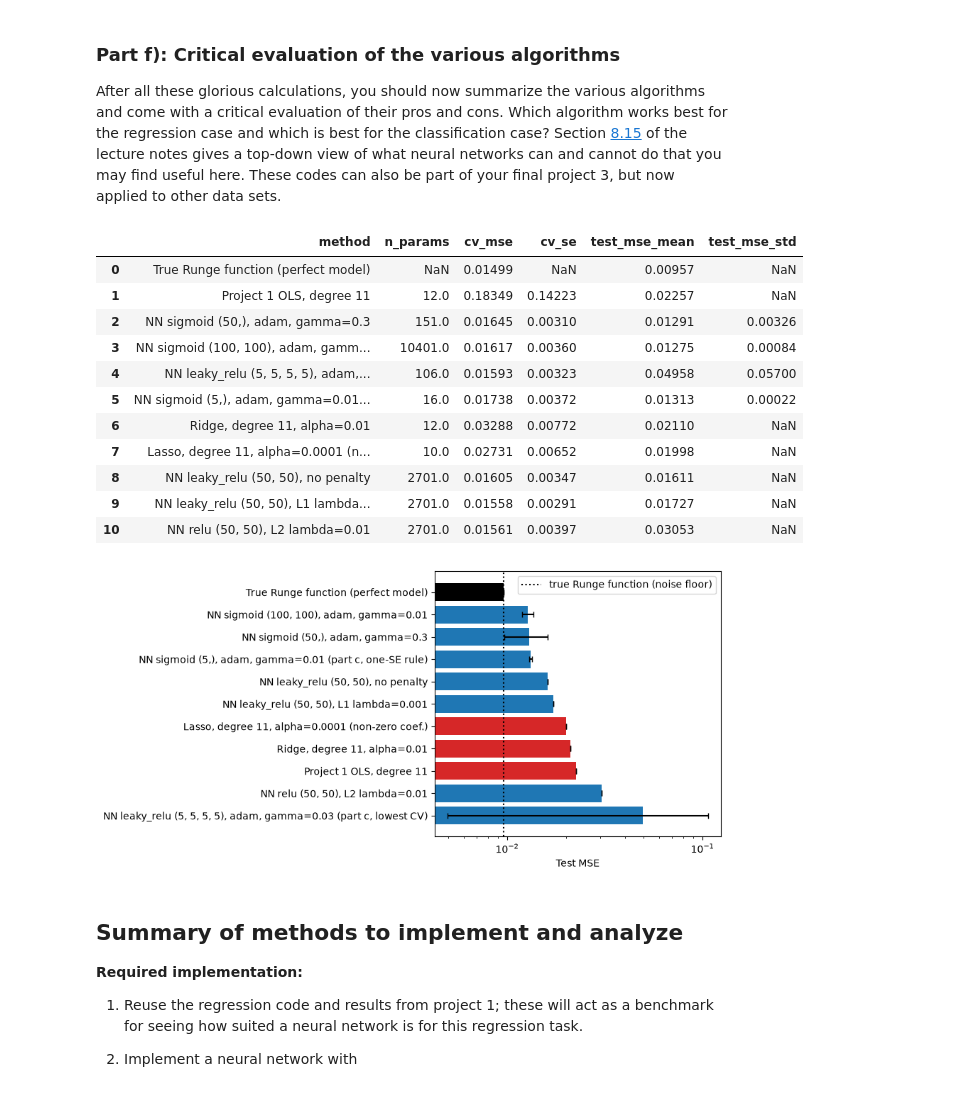
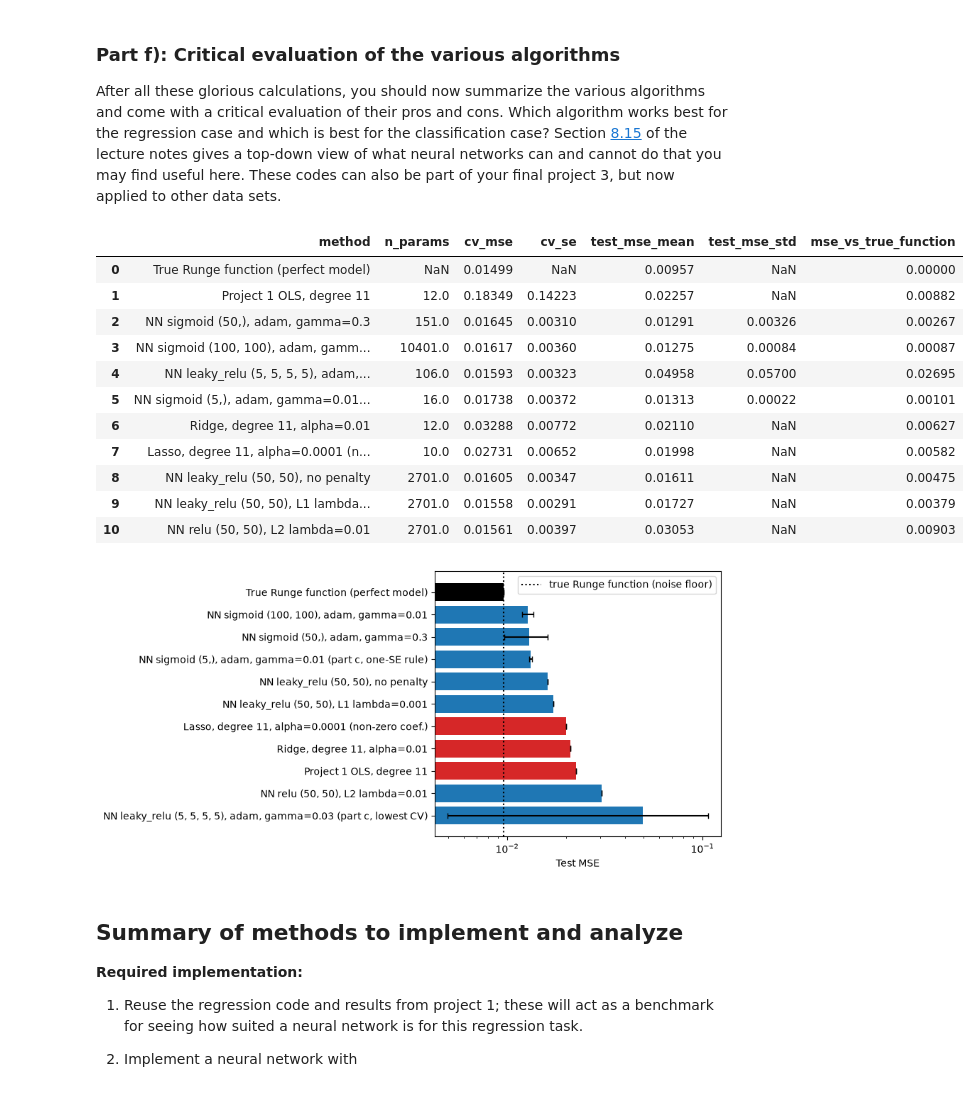
Before and after one commit to AmandaRaeJ16/FYS-STK4155-Project2, a Jupyter notebook: Code/Project2.ipynb, the cells around one changed output. Saved outputs shown, nothing was run; the diff lists cells and outputs as text; code cells hidden in the pictures.

```diff
--- a/Code/Project2.ipynb
+++ b/Code/Project2.ipynb
@@ -1031,3 +1014,20 @@ Lasso (CV on the training points):
 | 3 | 0.00001 | 0.057812 | 0.035291 |
 | 4 | 0.10000 | 0.059139 | 0.011176 |
 Best Lasso: alpha=0.0001, test MSE=0.01998
+# %%
+# Convergence of the Lasso solver (max_iter = 100000) for each alpha, per fold and on all 80 points
+import warnings
+from sklearn.exceptions import ConvergenceWarning
+
+conv_rows = []
+for alpha in lasso_alphas:
+    fits = [(f'fold {k}', F['tr']) for k, F in enumerate(FOLDS)] + [('all 80', np.arange(len(X_train_all)))]
+    for name, idx in fits:
+        with warnings.catch_warnings(record=True) as caught:
+            warnings.simplefilter('always')
+            m = poly_regularized_pipeline(Lasso, alpha, LASSO_DEGREE).fit(X_train_all[idx], y_train_all[idx].ravel())
+        conv_rows.append({'alpha': alpha, 'fit': name, 'n_iter': m[-1].n_iter_,
+                          'converged': not any(issubclass(w.category, ConvergenceWarning) for w in caught)})
+conv = pd.DataFrame(conv_rows)
+display(conv.groupby('alpha').converged.agg(['sum', 'count']).rename(columns={'sum': 'converged fits', 'count': 'fits'}))
+display(conv[conv.alpha == best_lasso_alpha])
@@ -1588,66 +1722,71 @@ ridge_best = ridge_df.loc[0]
 lasso_best = lasso_df.loc[0]
 n_lasso_nonzero = int(np.sum(lasso_final.steps[-1][1].coef_ != 0)) + 1   # coefficients + intercept
 
-base = final_scores[['method', 'n_params', 'cv_mse', 'cv_se', 'test_mse_mean', 'test_mse_std']]
+base = final_scores[['method', 'n_params', 'cv_mse', 'cv_se', 'test_mse_mean', 'test_mse_std', 'mse_vs_true_function']]
 
 extra = pd.DataFrame([
     {'method': f'Ridge, degree {RIDGE_DEGREE}, alpha={best_ridge_alpha:g}',
      'n_params': RIDGE_DEGREE + 1, 'cv_mse': ridge_best.cv_mse, 'cv_se': ridge_best.cv_se,
-     'test_mse_mean': ridge_test_mse, 'test_mse_std': np.nan},
+     'test_mse_mean': ridge_test_mse, 'test_mse_std': np.nan,
+     'mse_vs_true_function': mean_squared_error(f_true, ridge_final.predict(x_grid))},
     {'method': f'Lasso, degree {LASSO_DEGREE}, alpha={best_lasso_alpha:g} (non-zero coef.)',
      'n_params': n_lasso_nonzero, 'cv_mse': lasso_best.cv_mse, 'cv_se': lasso_best.cv_se,
-     'test_mse_mean': lasso_test_mse, 'test_mse_std': np.nan},
+     'test_mse_mean': lasso_test_mse, 'test_mse_std': np.nan,
+     'mse_vs_true_function': mean_squared_error(f_true, lasso_final.predict(x_grid))},
     {'method': f'NN {best_none.activation} {best_none.arch}, no penalty',
      'n_params': best_none_net.n_params(), 'cv_mse': best_none.cv_mse, 'cv_se': best_none.cv_se,
-     'test_mse_mean': none_test_mse, 'test_mse_std': np.nan},
+     'test_mse_mean': none_test_mse, 'test_mse_std': np.nan,
+     'mse_vs_true_function': mean_squared_error(f_true, nn_curve(best_none_net))},
     {'method': f'NN {best_l1.activation} {best_l1.arch}, L1 lambda={best_l1["lambda"]:g}',
      'n_params': best_l1_net.n_params(), 'cv_mse': best_l1.cv_mse, 'cv_se': best_l1.cv_se,
-     'test_mse_mean': l1_test_mse, 'test_mse_std': np.nan},
+     'test_mse_mean': l1_test_mse, 'test_mse_std': np.nan,
+     'mse_vs_true_function': mean_squared_error(f_true, nn_curve(best_l1_net))},
     {'method': f'NN {best_l2.activation} {best_l2.arch}, L2 lambda={best_l2["lambda"]:g}',
      'n_params': best_l2_net.n_params(), 'cv_mse': best_l2.cv_mse, 'cv_se': best_l2.cv_se,
-     'test_mse_mean': l2_test_mse, 'test_mse_std': np.nan},
+     'test_mse_mean': l2_test_mse, 'test_mse_std': np.nan,
+     'mse_vs_true_function': mean_squared_error(f_true, nn_curve(best_l2_net))},
 ])
 
 regression_summary = pd.concat([base, extra], ignore_index=True)
 display(regression_summary.round(5))
 regression_summary.to_csv("results/regression_summary.csv", index=False)
 
 
 order = regression_summary.sort_values('test_mse_mean', ascending=False).reset_index(drop=True)
 mean = order['test_mse_mean']
 std  = order['test_mse_std'].fillna(0)
 
 # On a log scale the error bar cannot go under 0, so I limit the left side
 xerr = np.vstack([np.minimum(std, 0.9 * mean), std])
 
 # black = true function, red = polynomial models of Project 1, blue = Neural Networks
 colors = ['k' if m.startswith('True')
           else 'C3' if m.startswith(('Project 1', 'OLS', 'Ridge', 'Lasso'))
           else 'C0'
           for m in order['method']]
 
 plt.figure(figsize=(9, 4.5))
 plt.barh(order['method'], mean, xerr=xerr, color=colors, capsize=3)
 plt.axvline(TRUE_TEST_MSE, ls=':', color='k', label='true Runge function (noise floor)')
 plt.xscale('log')
 plt.xlabel('Test MSE')
 plt.legend()
 plt.tight_layout()
 plt.savefig('figures/fig_summary_bar.png', dpi=300)
 plt.show()
 # %% [output]
-|  | method | n_params | cv_mse | cv_se | test_mse_mean | test_mse_std |
-| 0 | True Runge function (perfect model) | NaN | 0.01499 | NaN | 0.00957 | NaN |
-| 1 | Project 1 OLS, degree 11 | 12.0 | 0.18349 | 0.14223 | 0.02257 | NaN |
-| 2 | NN sigmoid (50,), adam, gamma=0.3 | 151.0 | 0.01645 | 0.00310 | 0.01291 | 0.00326 |
-| 3 | NN sigmoid (100, 100), adam, gamm... | 10401.0 | 0.01617 | 0.00360 | 0.01275 | 0.00084 |
-| 4 | NN leaky_relu (5, 5, 5, 5), adam,... | 106.0 | 0.01593 | 0.00323 | 0.04958 | 0.05700 |
-| 5 | NN sigmoid (5,), adam, gamma=0.01... | 16.0 | 0.01738 | 0.00372 | 0.01313 | 0.00022 |
-| 6 | Ridge, degree 11, alpha=0.01 | 12.0 | 0.03288 | 0.00772 | 0.02110 | NaN |
-| 7 | Lasso, degree 11, alpha=0.0001 (n... | 10.0 | 0.02731 | 0.00652 | 0.01998 | NaN |
-| 8 | NN leaky_relu (50, 50), no penalty | 2701.0 | 0.01605 | 0.00347 | 0.01611 | NaN |
-| 9 | NN leaky_relu (50, 50), L1 lambda... | 2701.0 | 0.01558 | 0.00291 | 0.01727 | NaN |
-| 10 | NN relu (50, 50), L2 lambda=0.01 | 2701.0 | 0.01561 | 0.00397 | 0.03053 | NaN |
+|  | method | n_params | cv_mse | cv_se | test_mse_mean | test_mse_std | mse_vs_true_function |
+| 0 | True Runge function (perfect model) | NaN | 0.01499 | NaN | 0.00957 | NaN | 0.00000 |
+| 1 | Project 1 OLS, degree 11 | 12.0 | 0.18349 | 0.14223 | 0.02257 | NaN | 0.00882 |
+| 2 | NN sigmoid (50,), adam, gamma=0.3 | 151.0 | 0.01645 | 0.00310 | 0.01291 | 0.00326 | 0.00267 |
+| 3 | NN sigmoid (100, 100), adam, gamm... | 10401.0 | 0.01617 | 0.00360 | 0.01275 | 0.00084 | 0.00087 |
+| 4 | NN leaky_relu (5, 5, 5, 5), adam,... | 106.0 | 0.01593 | 0.00323 | 0.04958 | 0.05700 | 0.02695 |
+| 5 | NN sigmoid (5,), adam, gamma=0.01... | 16.0 | 0.01738 | 0.00372 | 0.01313 | 0.00022 | 0.00101 |
+| 6 | Ridge, degree 11, alpha=0.01 | 12.0 | 0.03288 | 0.00772 | 0.02110 | NaN | 0.00627 |
+| 7 | Lasso, degree 11, alpha=0.0001 (n... | 10.0 | 0.02731 | 0.00652 | 0.01998 | NaN | 0.00582 |
+| 8 | NN leaky_relu (50, 50), no penalty | 2701.0 | 0.01605 | 0.00347 | 0.01611 | NaN | 0.00475 |
+| 9 | NN leaky_relu (50, 50), L1 lambda... | 2701.0 | 0.01558 | 0.00291 | 0.01727 | NaN | 0.00379 |
+| 10 | NN relu (50, 50), L2 lambda=0.01 | 2701.0 | 0.01561 | 0.00397 | 0.03053 | NaN | 0.00903 |
 [figure]
 # %% [markdown]
 ## Summary of methods to implement and analyze
```
Also changed, not shown: parts of 31 cells of this notebook, 23 other files.
